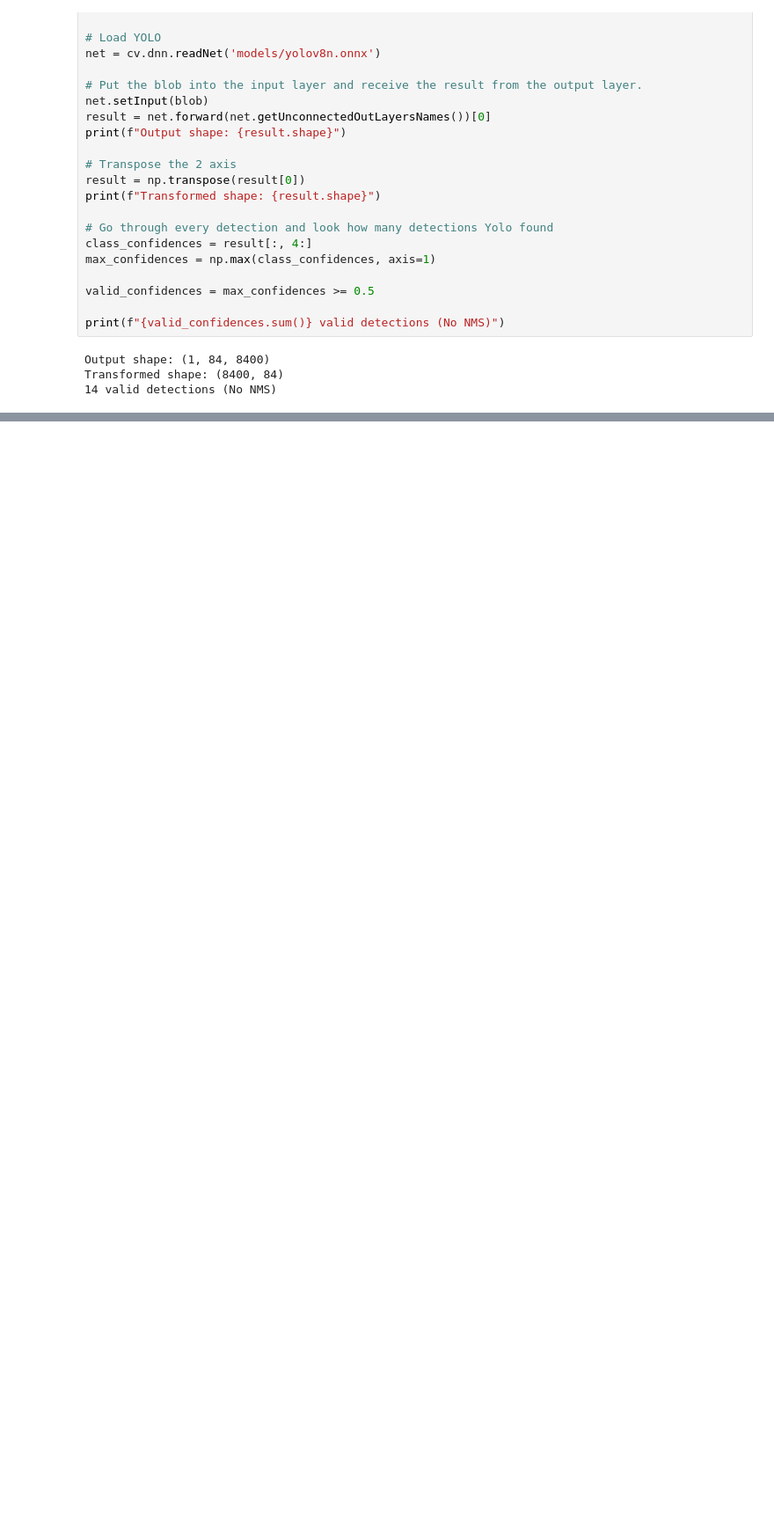
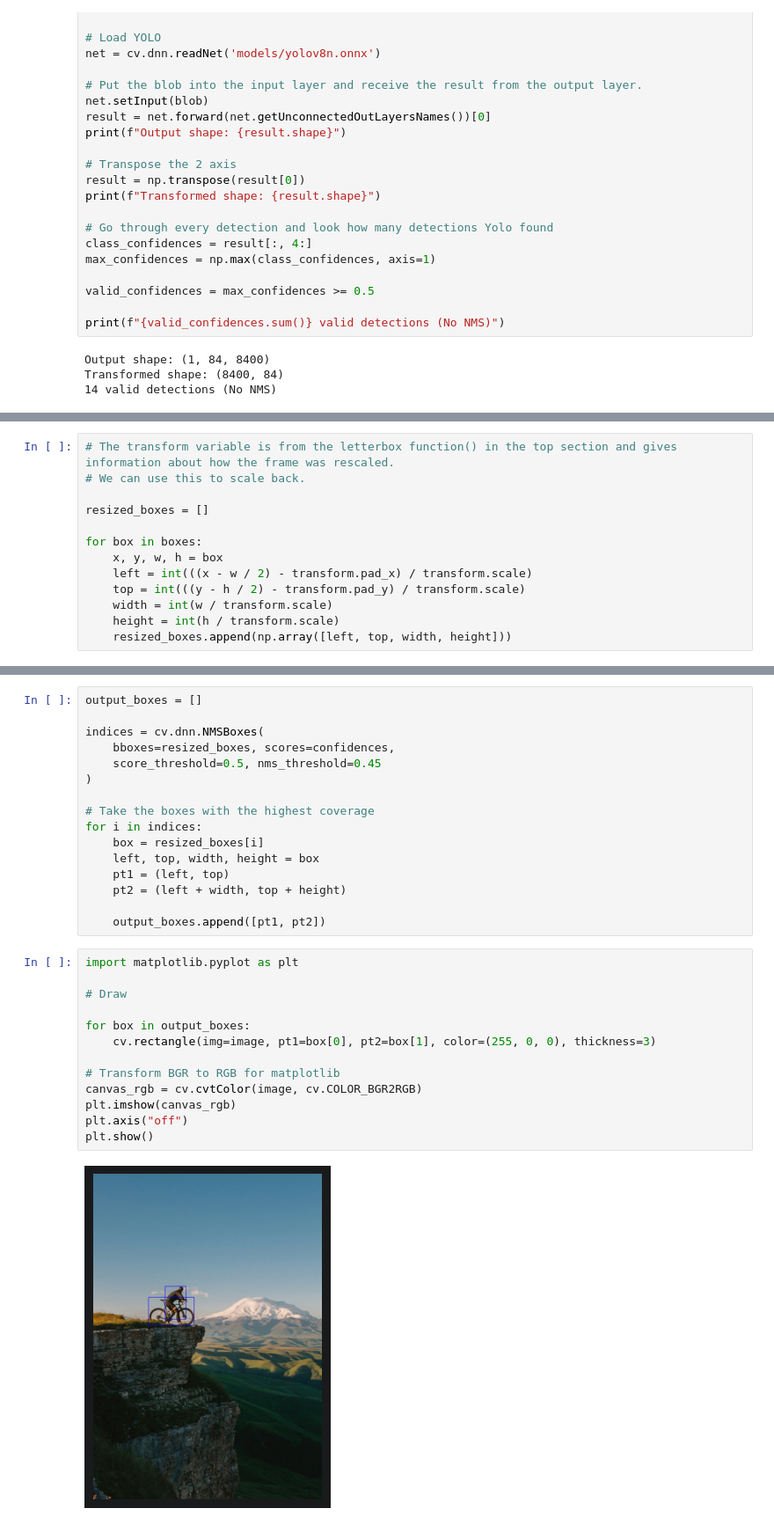
Before and after one commit to felix0351z/EyeCam, a Jupyter notebook: application/notebooks/04-yolov8.ipynb, the cells around one changed output, grey strips where cells are left out. Shown at 88% size. Drawn from its saved outputs; the diff is of its cells as text; blank space fills up the shorter version.

```diff
--- a/application/notebooks/04-yolov8.ipynb
+++ b/application/notebooks/04-yolov8.ipynb
@@ -48,0 +75,13 @@ Transformed shape: (8400, 84)
+# %%
+# The transform variable is from the letterbox function() in the top section and gives information about how the frame was rescaled.
+# We can use this to scale back.
+
+resized_boxes = []
+
+for box in boxes:
+    x, y, w, h = box
+    left = int(((x - w / 2) - transform.pad_x) / transform.scale)
+    top = int(((y - h / 2) - transform.pad_y) / transform.scale)
+    width = int(w / transform.scale)
+    height = int(h / transform.scale)
+    resized_boxes.append(np.array([left, top, width, height]))
@@ -48,0 +95,31 @@ Transformed shape: (8400, 84)
+# %%
+output_boxes = []
+
+indices = cv.dnn.NMSBoxes(
+    bboxes=resized_boxes, scores=confidences,
+    score_threshold=0.5, nms_threshold=0.45
+)
+
+# Take the boxes with the highest coverage
+for i in indices:
+    box = resized_boxes[i]
+    left, top, width, height = box
+    pt1 = (left, top)
+    pt2 = (left + width, top + height)
+
+    output_boxes.append([pt1, pt2])
+# %%
+import matplotlib.pyplot as plt
+
+# Draw
+
+for box in output_boxes:
+    cv.rectangle(img=image, pt1=box[0], pt2=box[1], color=(255, 0, 0), thickness=3)
+
+# Transform BGR to RGB for matplotlib
+canvas_rgb = cv.cvtColor(image, cv.COLOR_BGR2RGB)
+plt.imshow(canvas_rgb)
+plt.axis("off")
+plt.show()
+# %% [output]
+[figure, added]
```
Also changed, not shown: parts of 4 cells of this notebook, 1 other file.
